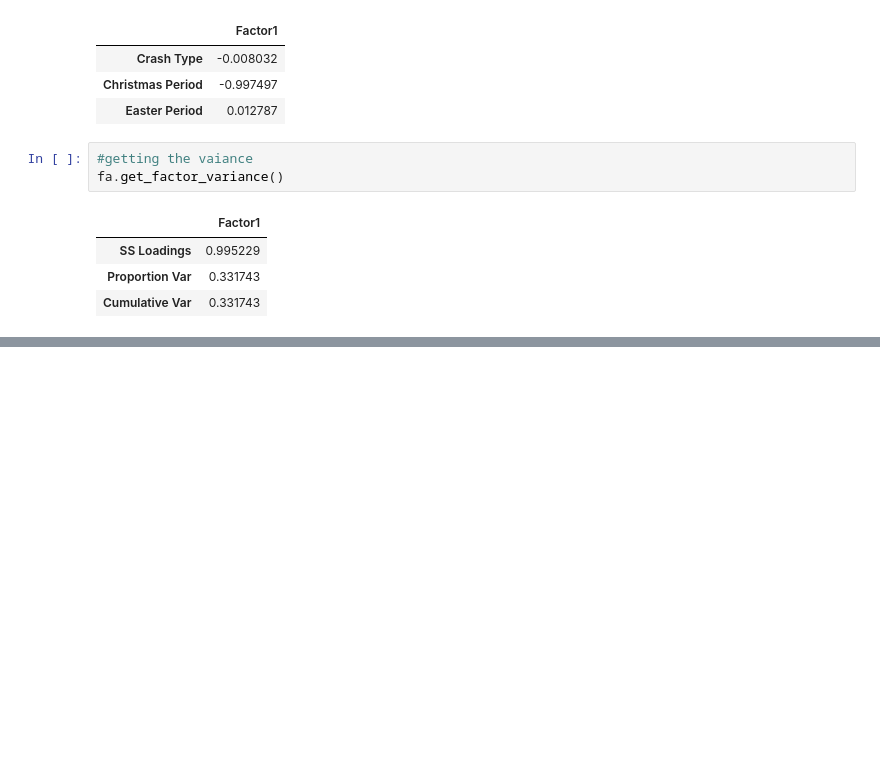
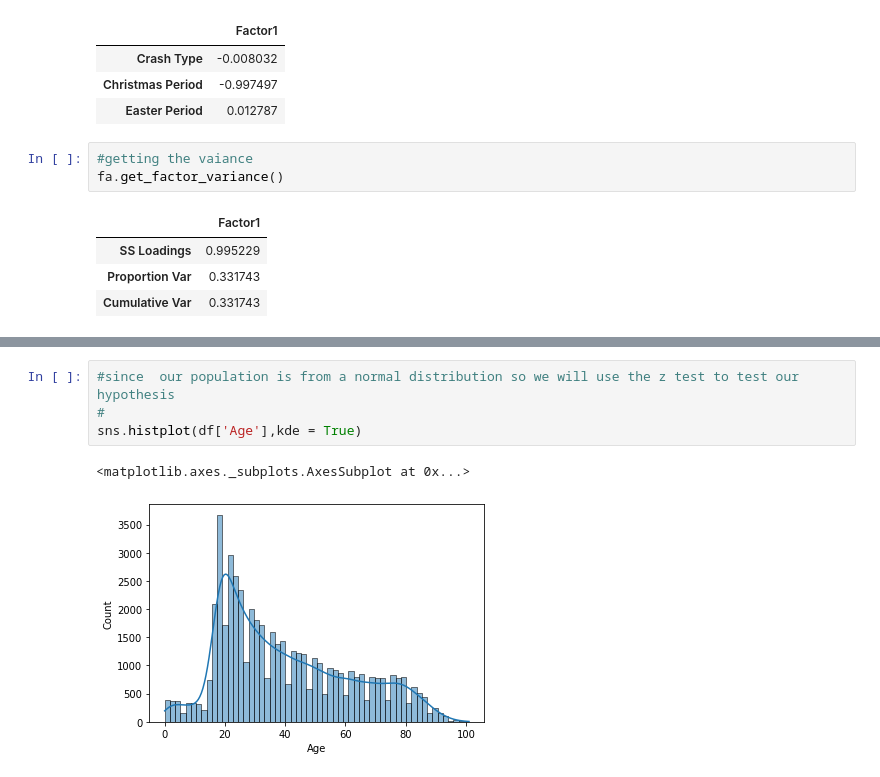
Before and after one commit to andrew-wairegi-school/matrix-project-core-module-1, a Jupyter notebook: Week_5_Matrix_team_Project.ipynb, the cells around one changed output, grey strips where cells are left out. Saved outputs shown, nothing was run; the diff lists cells and outputs as text; blank space fills up the shorter version.

```diff
--- a/Week_5_Matrix_team_Project.ipynb
+++ b/Week_5_Matrix_team_Project.ipynb
@@ -590,0 +663,7 @@ fa.get_factor_variance()
+# %%
+#since  our population is from a normal distribution so we will use the z test to test our hypothesis
+#
+sns.histplot(df['Age'],kde = True)
+# %% [output]
+<matplotlib.axes._subplots.AxesSubplot at 0x...>
+[figure, added]
```
Also changed, not shown: parts of 13 cells of this notebook.
